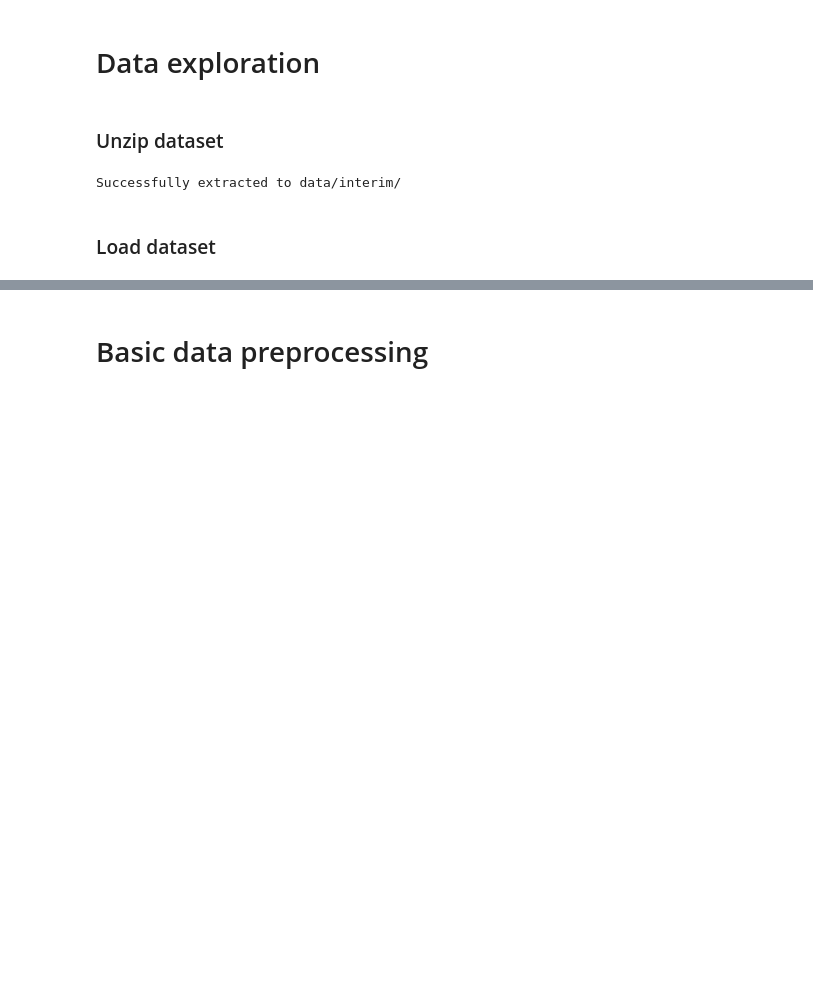
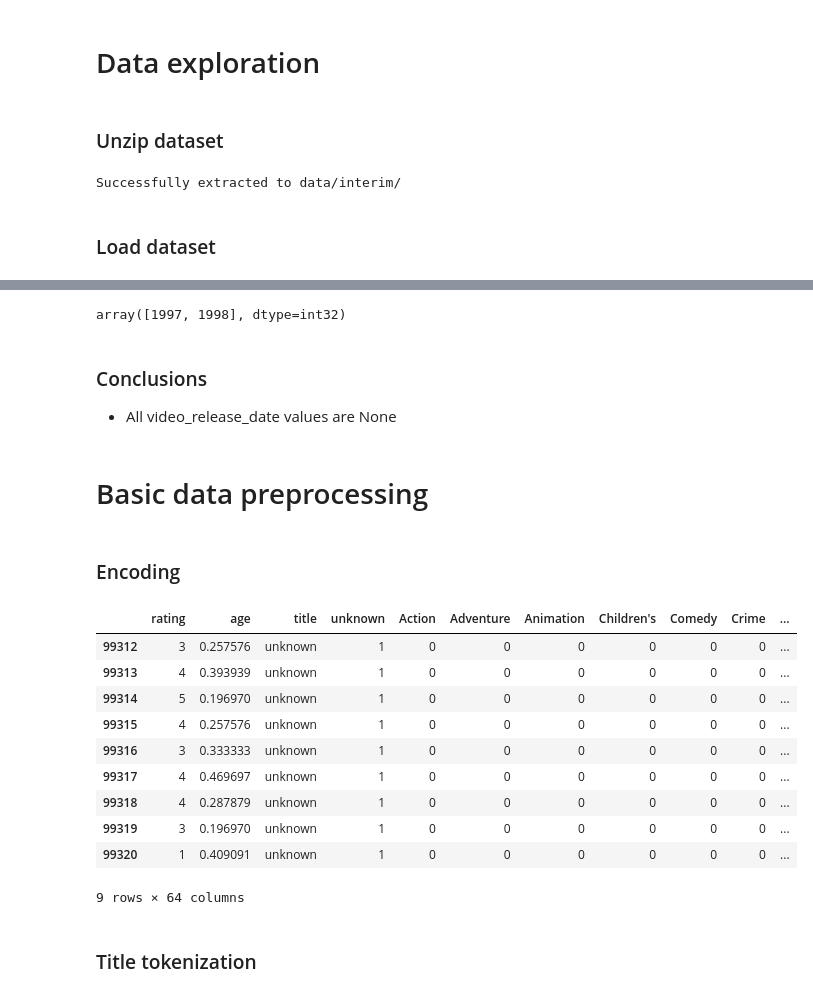
Before and after one commit to system205/PMLDL_Assignment2, a Jupyter notebook: notebooks/1.0-initial-data-exporation.ipynb, the cells around one changed output, grey strips where cells are left out. Drawn from its saved outputs; the diff is of its cells as text; code cells hidden in the pictures; blank space fills up the shorter version.

Commit message:
start data exploration, finishing dataset preprocessing, testing random forest

```diff
--- a/notebooks/1.0-initial-data-exporation.ipynb
+++ b/notebooks/1.0-initial-data-exporation.ipynb
@@ -70,18 +72,18 @@ def load_data():
 
     # column names
     user_cols = ['user_id', 'age', 'gender', 'occupation', 'zip_code']
-    item_cols = ['movie_id', 'title', 'release_date', 'video_release_date', 'imdb_url']
     data_cols = ['user_id', 'movie_id', 'rating', 'timestamp']
 
     # Load data into Pandas DataFrames
     users = pd.read_csv(os.path.join(ml_100k_folder, user_file), sep='|', names=user_cols)
-    items = pd.read_csv(os.path.join(ml_100k_folder, item_file), sep='|', names=item_cols, encoding='latin-1')
     data = pd.read_csv(os.path.join(ml_100k_folder, data_file), sep='\t', names=data_cols)
 
     genre = pd.read_csv(os.path.join(ml_100k_folder, genre_file), sep='|', header=None, names=['genre_id', 'genre'])
     info = pd.read_csv(os.path.join(ml_100k_folder, info_file), sep=' ', header=None, names=['info'])
     occupation = pd.read_csv(os.path.join(ml_100k_folder, occupation_file), header=None, names=['occupation'])
 
+    item_cols = ['movie_id', 'title', 'release_date', 'video_release_date', 'imdb_url', *[g[0] for g in genre.values]]
+    items = pd.read_csv(os.path.join(ml_100k_folder, item_file), sep='|', names=item_cols, encoding='latin-1')
 
     return users, items, data, genre, info, occupation
 
@@ -108,0 +134,6 @@ print(occupation_df)
+# %%
+users = pd.merge(ratings_df, users_df, on='user_id')
+users_items = pd.merge(users, items_df, on='movie_id')
+l = users['zip_code'].apply(lambda x: x[0]).unique()
+l.sort()
+l, len(l)
@@ -108,0 +144,4 @@ print(occupation_df)
+# %%
+users_items['timestamp'] = pd.to_datetime(users_items['timestamp'], unit='s')
+users_items['year'] = users_items['timestamp'].dt.year
+users_items['month'] = users_items['timestamp'].dt.month
@@ -109,2 +182,48 @@ print(occupation_df)
+# %%
+users_items['year'].unique()
+# %% [output]
+array([1997, 1998], dtype=int32)
+# %% [markdown]
+### Conclusions
+
+- All video_release_date values are None
 # %% [markdown]
 # Basic data preprocessing
+# %% [markdown]
+### Encoding
+# %%
+from sklearn.preprocessing import MinMaxScaler
+
+scaler = MinMaxScaler()
+
+preprocessed = users_items.drop(columns=['video_release_date', 'imdb_url'])
+preprocessed = pd.get_dummies(preprocessed, columns=['occupation'], prefix='ocp', drop_first=True)
+preprocessed = pd.get_dummies(preprocessed, columns=['gender'], prefix='gender', drop_first=True)
+preprocessed['age'] = scaler.fit_transform(preprocessed[['age']])
+preprocessed['year'] = scaler.fit_transform(preprocessed[['year']])
+preprocessed['month'] = scaler.fit_transform(preprocessed[['month']])
+preprocessed['zipcode'] = preprocessed['zip_code'].apply(lambda z: z[0])
+preprocessed = pd.get_dummies(preprocessed, columns=['zipcode'], prefix='zipcode', drop_first=True)
+preprocessed['date'] = pd.to_datetime(preprocessed['release_date'], format='%d-%b-%Y')
+preprocessed['date'] = (preprocessed['date'].max() - preprocessed['date']).dt.days
+preprocessed['date'] = scaler.fit_transform(preprocessed[['date']])
+preprocessed['date'] = preprocessed['date'].fillna(preprocessed['date'].mean())
+
+preprocessed.drop(columns=['timestamp', 'zip_code', 'user_id', 'movie_id', 'release_date'], inplace=True)
+# preprocessed[preprocessed['release_date'].isna()]
+preprocessed[preprocessed['title'] == 'unknown']
+# preprocessed
+# %% [output]
+|  | rating | age | title | unknown | Action | Adventure | Animation | Children's | Comedy | Crime | ... |
+| 99312 | 3 | 0.257576 | unknown | 1 | 0 | 0 | 0 | 0 | 0 | 0 | ... |
+| 99313 | 4 | 0.393939 | unknown | 1 | 0 | 0 | 0 | 0 | 0 | 0 | ... |
+| 99314 | 5 | 0.196970 | unknown | 1 | 0 | 0 | 0 | 0 | 0 | 0 | ... |
+| 99315 | 4 | 0.257576 | unknown | 1 | 0 | 0 | 0 | 0 | 0 | 0 | ... |
+| 99316 | 3 | 0.333333 | unknown | 1 | 0 | 0 | 0 | 0 | 0 | 0 | ... |
+| 99317 | 4 | 0.469697 | unknown | 1 | 0 | 0 | 0 | 0 | 0 | 0 | ... |
+| 99318 | 4 | 0.287879 | unknown | 1 | 0 | 0 | 0 | 0 | 0 | 0 | ... |
+| 99319 | 3 | 0.196970 | unknown | 1 | 0 | 0 | 0 | 0 | 0 | 0 | ... |
+| 99320 | 1 | 0.409091 | unknown | 1 | 0 | 0 | 0 | 0 | 0 | 0 | ... |
+9 rows × 64 columns
+# %% [markdown]
+### Title tokenization
```
Also changed, not shown: parts of 13 cells of this notebook, 1 other file.
